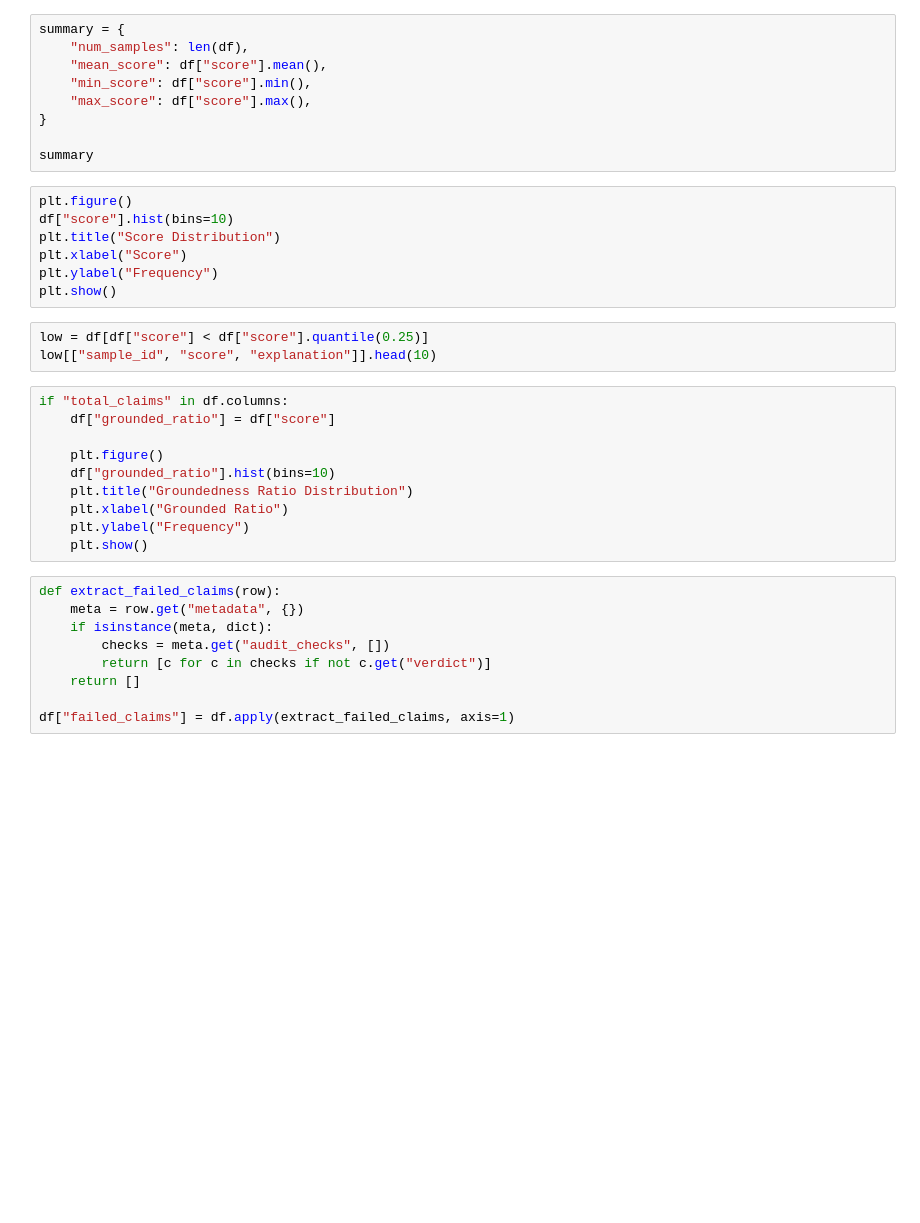
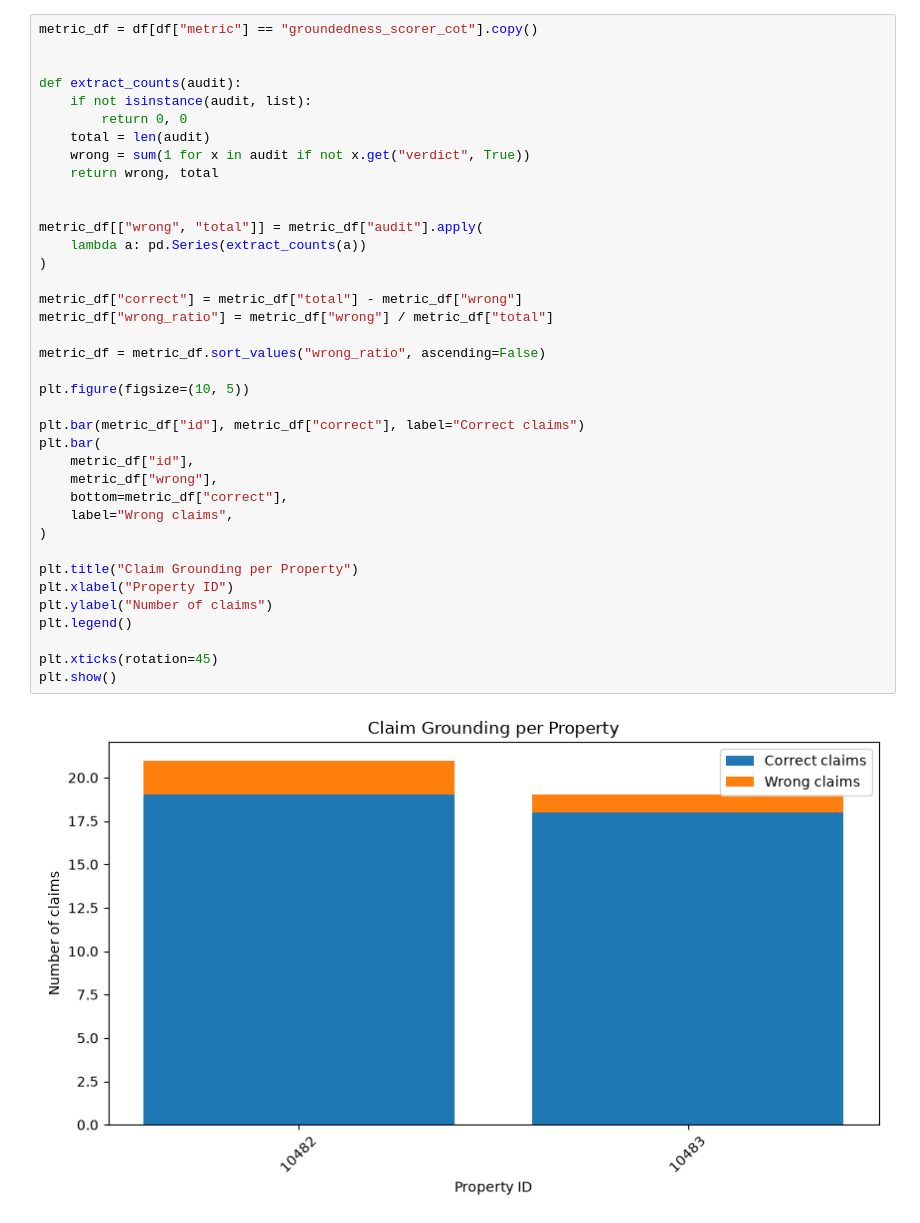
Before and after one commit to golkir/LLM-Property-Copy-Evaluation, a Jupyter notebook: evals.ipynb, the cells around one changed output. Saved outputs shown, nothing was run; the diff lists cells and outputs as text; blank space fills up the shorter version.

```diff
--- a/evals.ipynb
+++ b/evals.ipynb
@@ -87,38 +80,40 @@ df.head()
 # %%
-summary = {
-    "num_samples": len(df),
-    "mean_score": df["score"].mean(),
-    "min_score": df["score"].min(),
-    "max_score": df["score"].max(),
-}
+metric_df = df[df["metric"] == "groundedness_scorer_cot"].copy()
 
-summary
+
+def extract_counts(audit):
+    if not isinstance(audit, list):
+        return 0, 0
+    total = len(audit)
+    wrong = sum(1 for x in audit if not x.get("verdict", True))
+    return wrong, total
+
+
+metric_df[["wrong", "total"]] = metric_df["audit"].apply(
+    lambda a: pd.Series(extract_counts(a))
+)
+
+metric_df["correct"] = metric_df["total"] - metric_df["wrong"]
+metric_df["wrong_ratio"] = metric_df["wrong"] / metric_df["total"]
+
+metric_df = metric_df.sort_values("wrong_ratio", ascending=False)
+
+plt.figure(figsize=(10, 5))
+
+plt.bar(metric_df["id"], metric_df["correct"], label="Correct claims")
+plt.bar(
+    metric_df["id"],
+    metric_df["wrong"],
+    bottom=metric_df["correct"],
+    label="Wrong claims",
+)
+
+plt.title("Claim Grounding per Property")
+plt.xlabel("Property ID")
+plt.ylabel("Number of claims")
+plt.legend()
+
+plt.xticks(rotation=45)
+plt.show()
+# %% [output]
+[figure, added]
-# %%
-plt.figure()
-df["score"].hist(bins=10)
-plt.title("Score Distribution")
-plt.xlabel("Score")
-plt.ylabel("Frequency")
-plt.show()
-# %%
-low = df[df["score"] < df["score"].quantile(0.25)]
-low[["sample_id", "score", "explanation"]].head(10)
-# %%
-if "total_claims" in df.columns:
-    df["grounded_ratio"] = df["score"]
-
-    plt.figure()
-    df["grounded_ratio"].hist(bins=10)
-    plt.title("Groundedness Ratio Distribution")
-    plt.xlabel("Grounded Ratio")
-    plt.ylabel("Frequency")
-    plt.show()
-# %%
-def extract_failed_claims(row):
-    meta = row.get("metadata", {})
-    if isinstance(meta, dict):
-        checks = meta.get("audit_checks", [])
-        return [c for c in checks if not c.get("verdict")]
-    return []
-
-df["failed_claims"] = df.apply(extract_failed_claims, axis=1)
```
Also changed, not shown: parts of 9 cells of this notebook, 23 other files.
